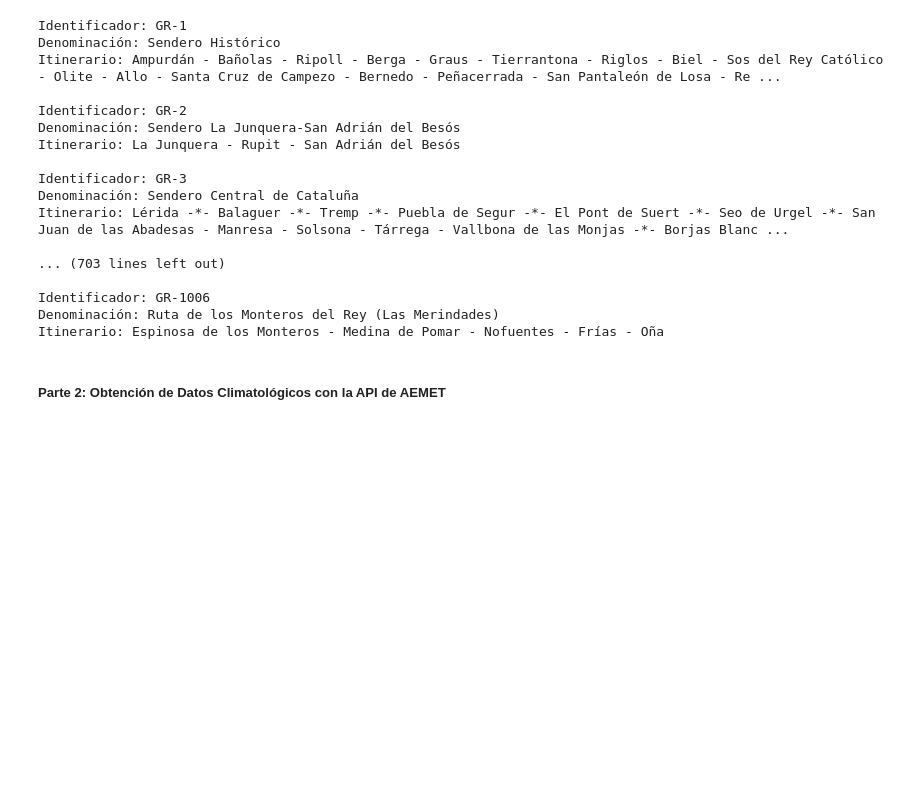
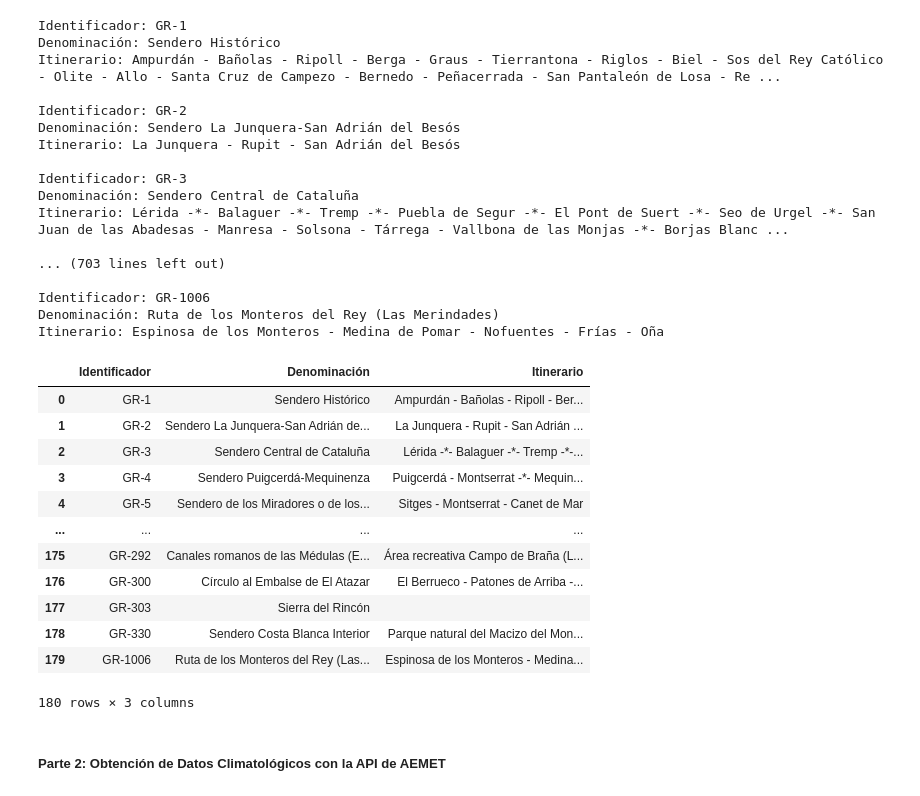
Before and after one commit to DianaG92/promo-H-DA-modulo2-evaluacion-intermedia-Diana_Garcia, a Jupyter notebook: evaluacion_intermedia_2-DIANA_GARCIA.ipynb, the cells around one changed output. Drawn from its saved outputs; the diff is of its cells as text; code cells hidden in the pictures; blank space fills up the shorter version.

```diff
--- a/evaluacion_intermedia_2-DIANA_GARCIA.ipynb
+++ b/evaluacion_intermedia_2-DIANA_GARCIA.ipynb
@@ -62,6 +66,30 @@ Itinerario: Lérida -*- Balaguer -*- Tremp -*- Puebla de Segur -*- El Pont de Su
 Identificador: GR-1006
 Denominación: Ruta de los Monteros del Rey (Las Merindades)
 Itinerario: Espinosa de los Monteros - Medina de Pomar - Nofuentes - Frías - Oña
+# %%
+identificador, denominacion, itinerario = extraer_senderos_españa(url_senderos)
+
+df_senderos = pd.DataFrame({
+    "Identificador": identificador,
+    "Denominación": denominacion,
+    "Itinerario": itinerario
+})
+
+df_senderos
+# %% [output]
+|  | Identificador | Denominación | Itinerario |
+| 0 | GR-1 | Sendero Histórico | Ampurdán - Bañolas - Ripoll - Ber... |
+| 1 | GR-2 | Sendero La Junquera-San Adrián de... | La Junquera - Rupit - San Adrián ... |
+| 2 | GR-3 | Sendero Central de Cataluña | Lérida -*- Balaguer -*- Tremp -*-... |
+| 3 | GR-4 | Sendero Puigcerdá-Mequinenza | Puigcerdá - Montserrat -*- Mequin... |
+| 4 | GR-5 | Sendero de los Miradores o de los... | Sitges - Montserrat - Canet de Mar |
+| ... | ... | ... | ... |
+| 175 | GR-292 | Canales romanos de las Médulas (E... | Área recreativa Campo de Braña (L... |
+| 176 | GR-300 | Círculo al Embalse de El Atazar | El Berrueco - Patones de Arriba -... |
+| 177 | GR-303 | Sierra del Rincón |  |
+| 178 | GR-330 | Sendero Costa Blanca Interior | Parque natural del Macizo del Mon... |
+| 179 | GR-1006 | Ruta de los Monteros del Rey (Las... | Espinosa de los Monteros - Medina... |
+180 rows × 3 columns
 # %% [markdown]
 ##### Parte 2: Obtención de Datos Climatológicos con la API de AEMET
 # %% [markdown]
```
Also changed, not shown: parts of 2 cells of this notebook.
